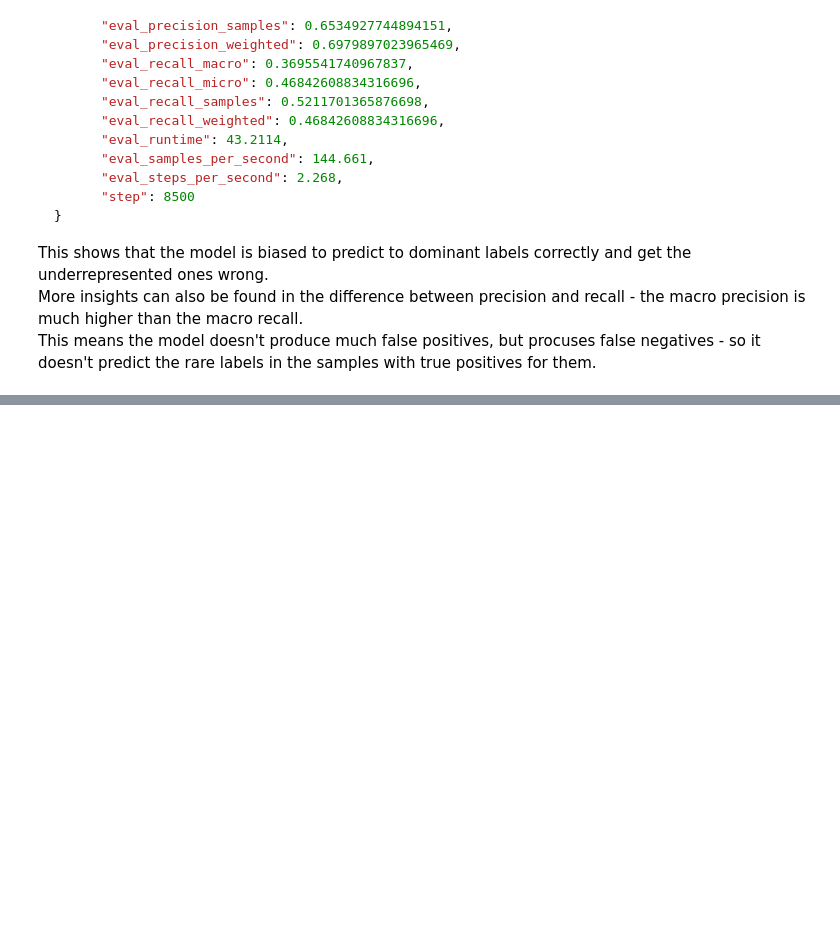
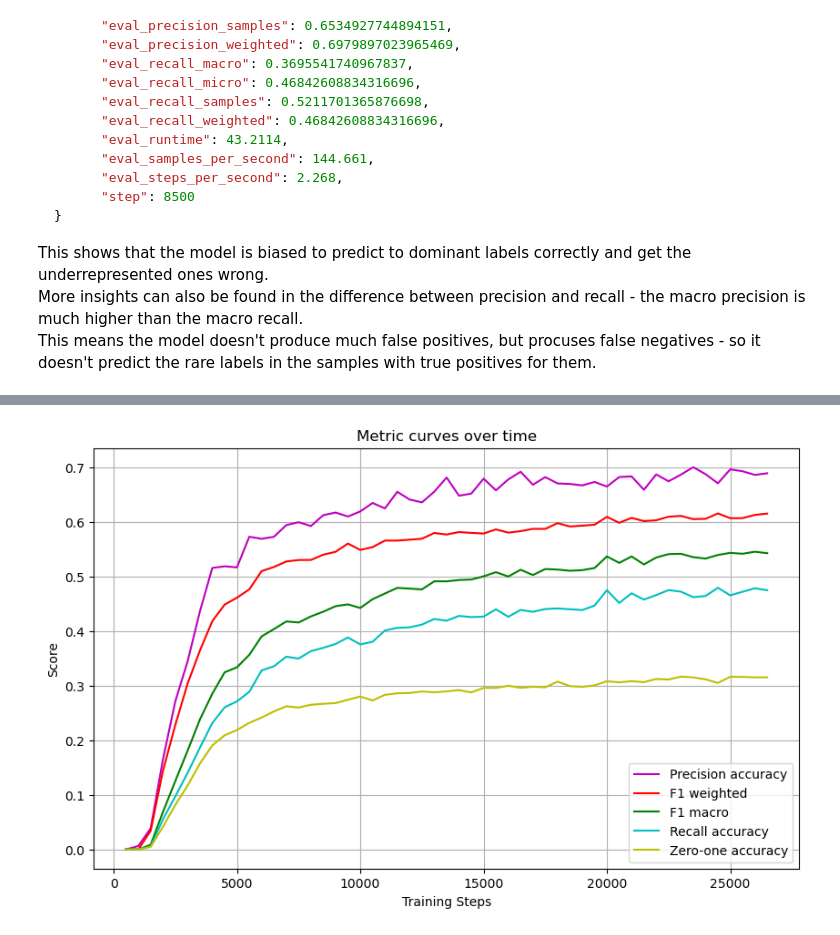
Before and after one commit to borislavab/research-classifier, a Jupyter notebook: research_classifier/analysis/analysis.ipynb, the cells around one changed output, grey strips where cells are left out. Cells and saved outputs as stored; diff of their text form; code cells hidden in the pictures; blank space fills up the shorter version.

```diff
--- a/research_classifier/analysis/analysis.ipynb
+++ b/research_classifier/analysis/analysis.ipynb
@@ -705,0 +766,38 @@ This means the model doesn't produce much false positives, but procuses false ne
+# %%
+f1_macro = []
+f1_weighted = []
+accuracy = []
+steps = []
+precicion_macro = []
+recall_macro = []
+
+
+for entry in trainer_history:
+    if 'eval_f1_macro' in entry:
+        f1_macro.append(entry['eval_f1_macro'])
+        steps.append(entry['step'])
+    if 'eval_f1_weighted' in entry:
+        f1_weighted.append(entry['eval_f1_weighted'])
+    if 'eval_accuracy' in entry:
+        accuracy.append(entry['eval_accuracy'])
+    if 'eval_precision_macro' in entry:
+        precicion_macro.append(entry['eval_precision_macro'])
+    if 'eval_recall_macro' in entry:
+        recall_macro.append(entry['eval_recall_macro'])
+
+# Create the plot
+plt.figure(figsize=(10, 6))
+plt.plot(steps, precicion_macro, 'm-', label='Precision accuracy')
+plt.plot(steps, f1_weighted, 'r-', label='F1 weighted')
+plt.plot(steps, f1_macro, 'g-', label='F1 macro')
+plt.plot(steps, recall_macro, 'c-', label='Recall accuracy')
+plt.plot(steps, accuracy, 'y-', label='Zero-one accuracy')
+plt.xlabel('Training Steps')
+plt.ylabel('Score')
+plt.title('Metric curves over time')
+plt.grid(True)
+plt.legend()
+
+plt.show()
+# %% [output]
+[figure, added]
```
Also changed, not shown: parts of 16 cells of this notebook, 2 other files.
